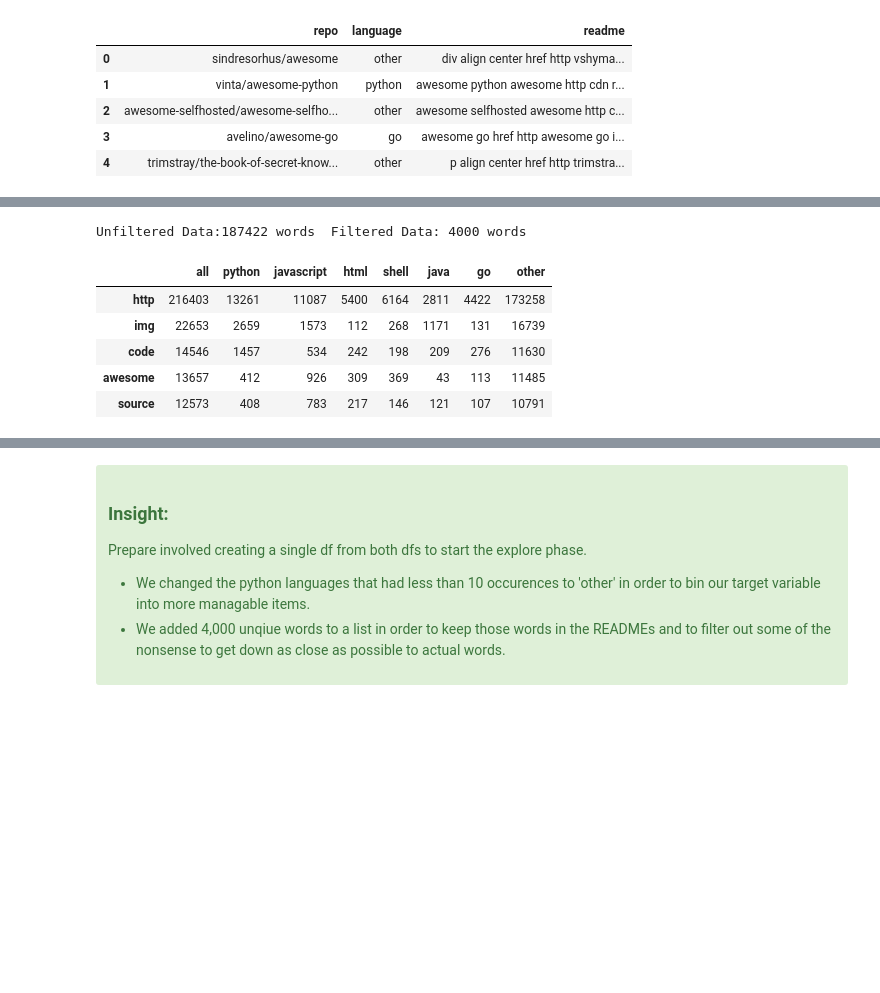
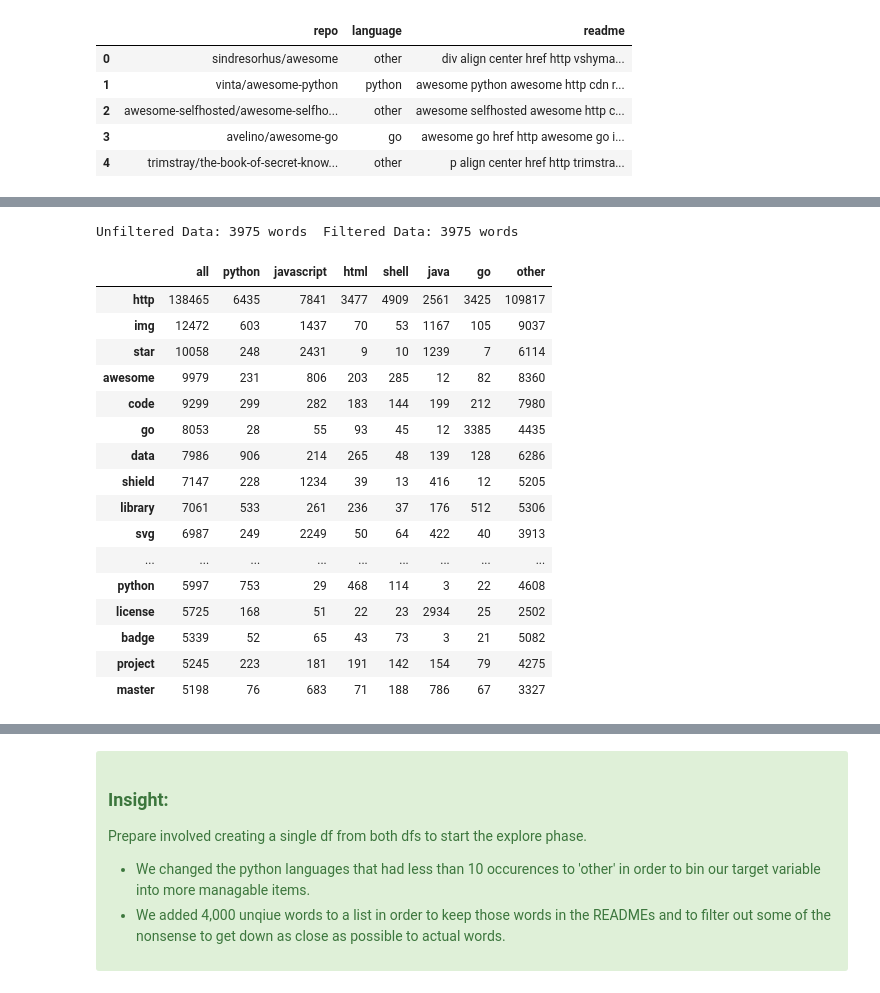
Before and after one commit to projectlanguagepredictor/nlp_launch, a Jupyter notebook: final_report.ipynb, the cells around one changed output, grey strips where cells are left out. Saved outputs shown, nothing was run; the diff lists cells and outputs as text; code cells hidden in the pictures; blank space fills up the shorter version.

```diff
--- a/final_report.ipynb
+++ b/final_report.ipynb
@@ -139,18 +158,30 @@ df.head()
 # %%
 #creating a df of all the words and their associated languages and filtering out as much gibberish as possible without limiting the data
-word_counts = ex.get_words(df)
+l = 8000
+word_counts = ex.get_words(train, l)
 # %% [output]
-Unfiltered Data:187422 words  Filtered Data: 4000 words
+Unfiltered Data: 3975 words  Filtered Data: 3975 words
 # %%
 #quick peek
-word_counts.head()
+word_counts.head(20)
 # %% [output]
 |  | all | python | javascript | html | shell | java | go | other |
-| http | 216403 | 13261 | 11087 | 5400 | 6164 | 2811 | 4422 | 173258 |
-| img | 22653 | 2659 | 1573 | 112 | 268 | 1171 | 131 | 16739 |
-| code | 14546 | 1457 | 534 | 242 | 198 | 209 | 276 | 11630 |
-| awesome | 13657 | 412 | 926 | 309 | 369 | 43 | 113 | 11485 |
-| source | 12573 | 408 | 783 | 217 | 146 | 121 | 107 | 10791 |
+| http | 138465 | 6435 | 7841 | 3477 | 4909 | 2561 | 3425 | 109817 |
+| img | 12472 | 603 | 1437 | 70 | 53 | 1167 | 105 | 9037 |
+| star | 10058 | 248 | 2431 | 9 | 10 | 1239 | 7 | 6114 |
+| awesome | 9979 | 231 | 806 | 203 | 285 | 12 | 82 | 8360 |
+| code | 9299 | 299 | 282 | 183 | 144 | 199 | 212 | 7980 |
+| go | 8053 | 28 | 55 | 93 | 45 | 12 | 3385 | 4435 |
+| data | 7986 | 906 | 214 | 265 | 48 | 139 | 128 | 6286 |
+| shield | 7147 | 228 | 1234 | 39 | 13 | 416 | 12 | 5205 |
+| library | 7061 | 533 | 261 | 236 | 37 | 176 | 512 | 5306 |
+| svg | 6987 | 249 | 2249 | 50 | 64 | 422 | 40 | 3913 |
+| ... | ... | ... | ... | ... | ... | ... | ... | ... |
+| python | 5997 | 753 | 29 | 468 | 114 | 3 | 22 | 4608 |
+| license | 5725 | 168 | 51 | 22 | 23 | 2934 | 25 | 2502 |
+| badge | 5339 | 52 | 65 | 43 | 73 | 3 | 21 | 5082 |
+| project | 5245 | 223 | 181 | 191 | 142 | 154 | 79 | 4275 |
+| master | 5198 | 76 | 683 | 71 | 188 | 786 | 67 | 3327 |
 # %%
 #make a list called keep_words
 keep_words = word_counts.index.tolist()
```
Also changed, not shown: parts of 23 cells of this notebook.
